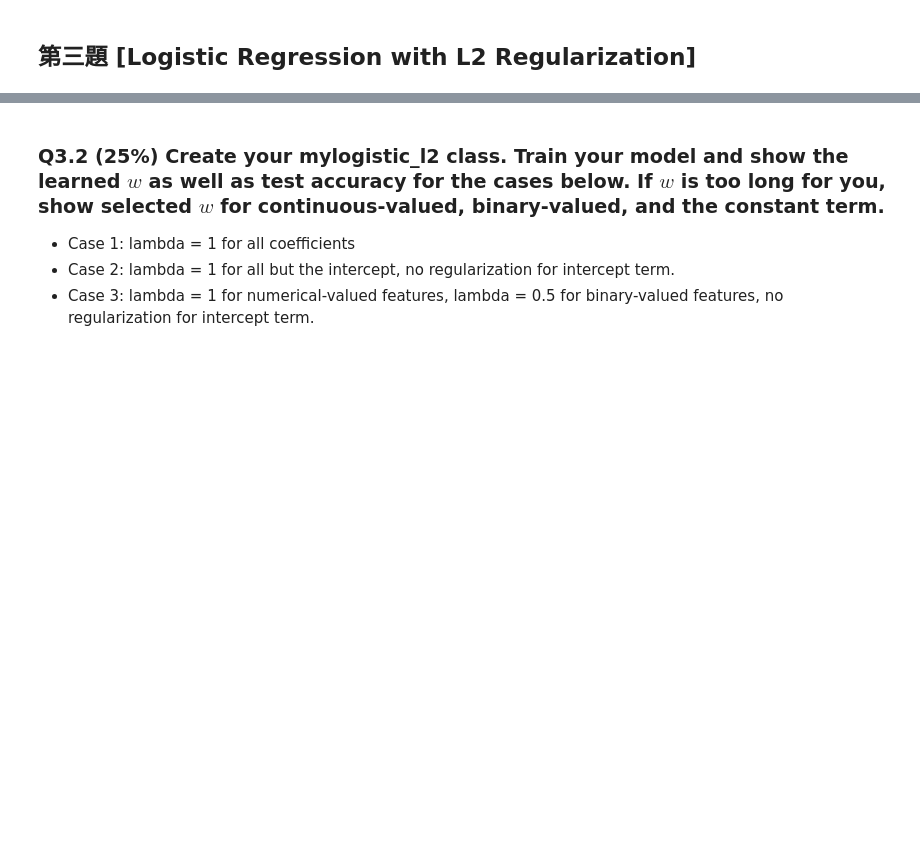
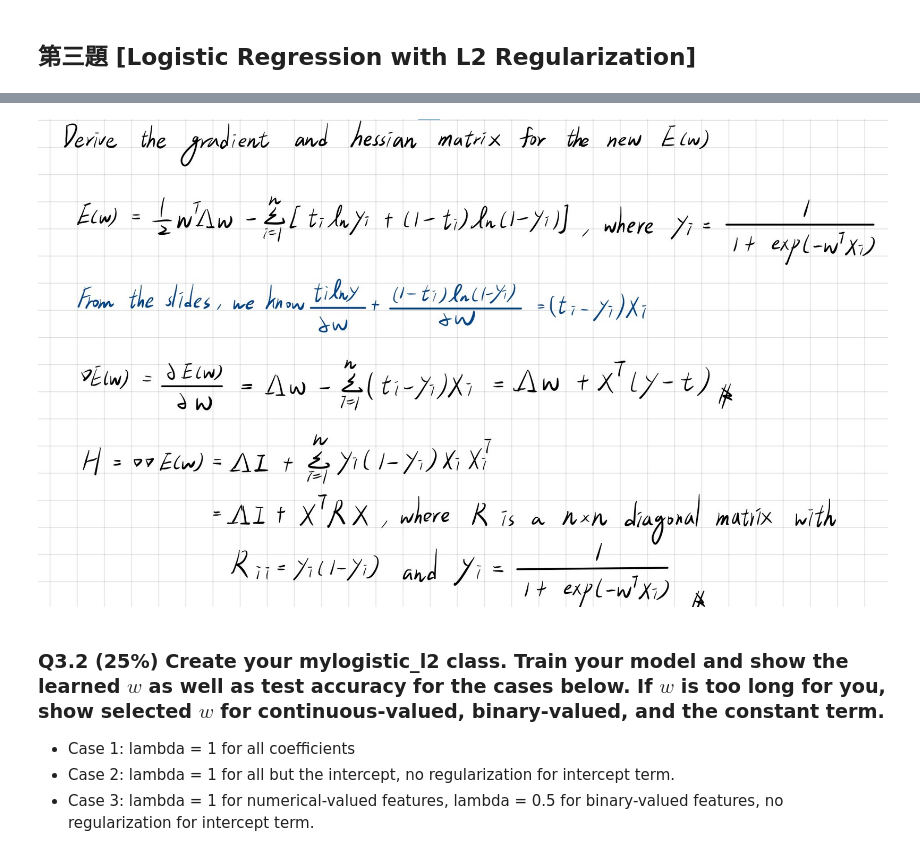
Before and after one commit to Brian-Konr/statistical-learning-IM5056, a Jupyter notebook: hw2/hw2_b08705038.ipynb, the cells around one changed output, grey strips where cells are left out. Cells and saved outputs as stored; diff of their text form; code cells hidden in the pictures; blank space fills up the shorter version.

```diff
--- a/hw2/hw2_b08705038.ipynb
+++ b/hw2/hw2_b08705038.ipynb
@@ -285,3 +284,9 @@ AUC = 0.9037639179673276
+# %%
+# display jpg image
+from IPython.display import Image
+Image(filename='q3-1_handwriting.jpg')
+# %% [output]
+[figure, added]
 # %% [markdown]
 ### Q3.2 (25%) Create your mylogistic_l2 class. Train your model and show the learned $w$ as well as test accuracy for the cases below. If $w$ is too long for you, show selected $w$ for continuous-valued, binary-valued, and the constant term.
 * Case 1: lambda = 1 for all coefficients
```
Also changed, not shown: parts of 1 cell of this notebook, 1 other file.
